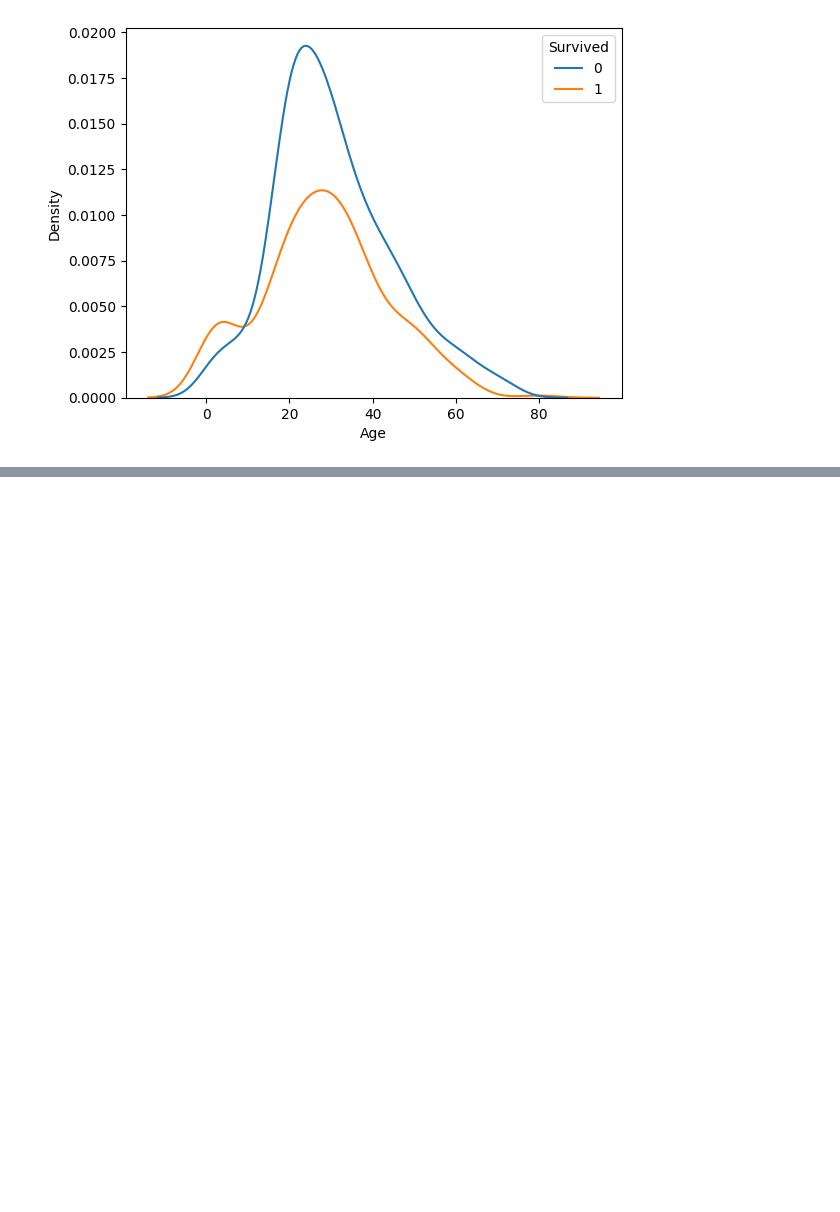
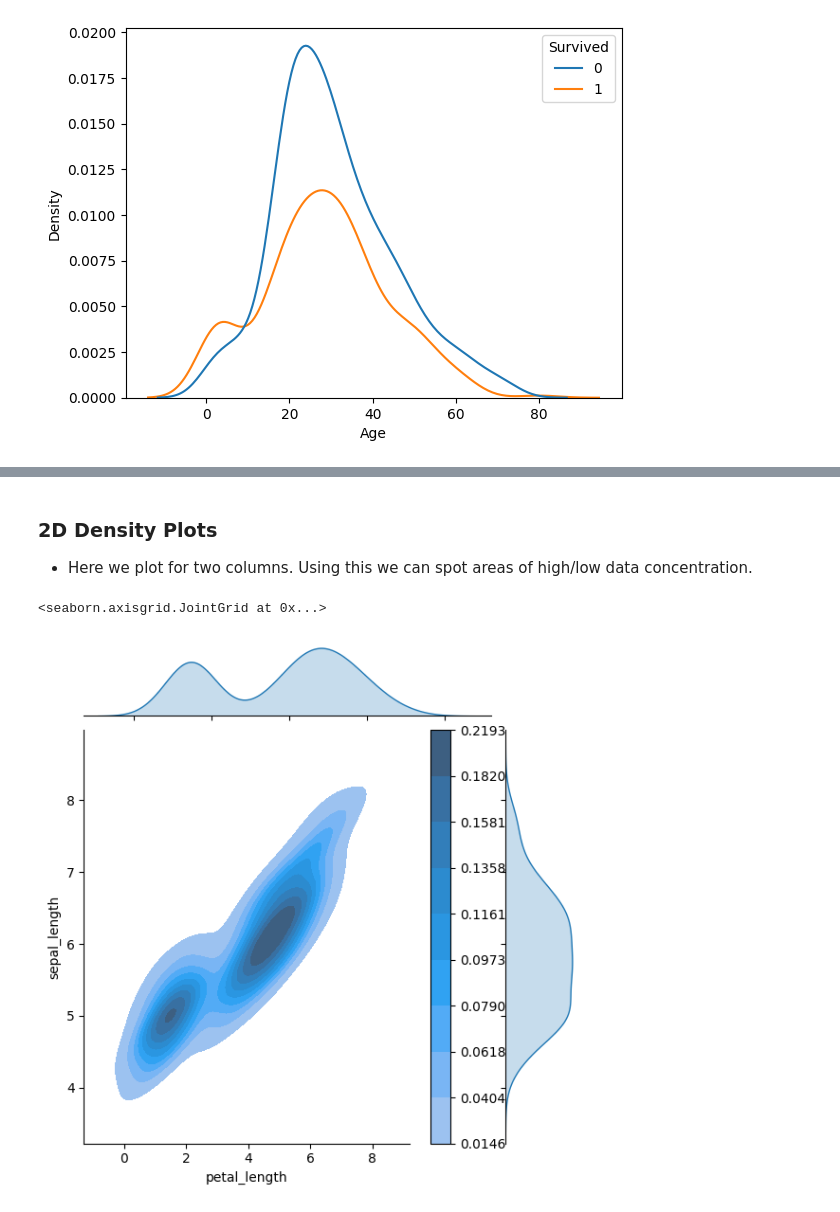
Before and after one commit to Narotam-Mishra/machine-learning-concepts, a Jupyter notebook: 05_Maths_for_ML/Probability/NormalDistribution/phase1.ipynb, the cells around one changed output, grey strips where cells are left out. Saved outputs shown, nothing was run; the diff lists cells and outputs as text; code cells hidden in the pictures; blank space fills up the shorter version.

```diff
--- a/05_Maths_for_ML/Probability/NormalDistribution/phase1.ipynb
+++ b/05_Maths_for_ML/Probability/NormalDistribution/phase1.ipynb
@@ -55,0 +74,11 @@ sns.kdeplot(data = titanic, x='Age', hue='Survived')
+# %% [markdown]
+### 2D Density Plots
+- Here we plot for two columns. Using this we can spot areas of high/low data concentration.
+# %%
+# kde - Kernel density estimation,
+# fill - fills the contour areas with color
+# cbar - adds a colorbar to show density values
+sns.jointplot(data=df, x="petal_length", y="sepal_length", kind="kde", fill=True, cbar=True)
+# %% [output]
+<seaborn.axisgrid.JointGrid at 0x...>
+[figure, added]
```
Also changed, not shown: parts of 9 cells of this notebook.
